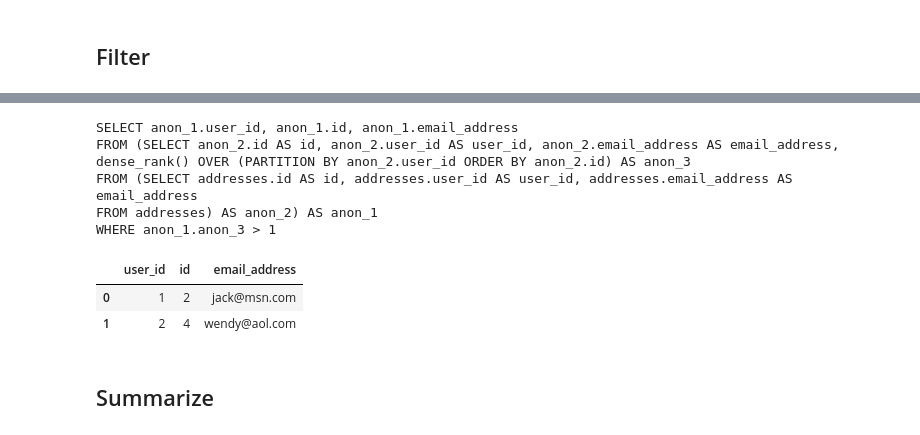
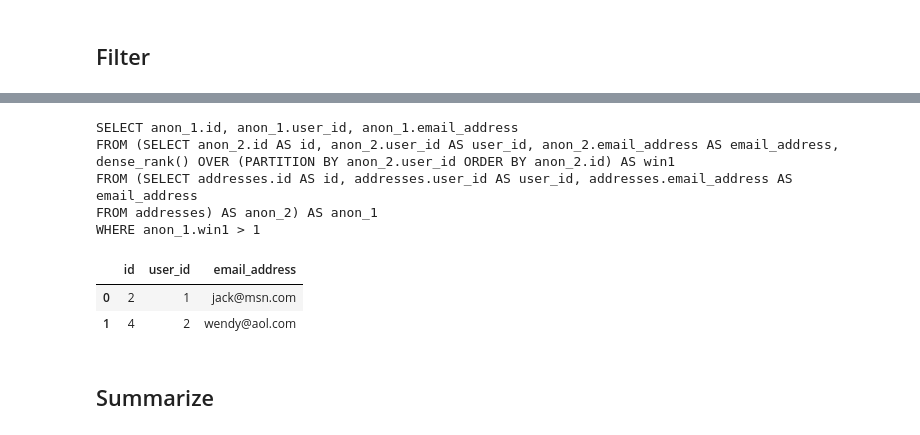
Before and after one commit to machow/siuba, a Jupyter notebook: examples/examples-postgres.ipynb, the cells around one changed output, grey strips where cells are left out. Saved outputs shown, nothing was run; the diff lists cells and outputs as text; code cells hidden in the pictures.

```diff
--- a/examples/examples-postgres.ipynb
+++ b/examples/examples-postgres.ipynb
@@ -141,21 +148,21 @@ WHERE anon_1.id > 1
 # %%
 q = (tbl_addresses
   >> group_by("user_id")
-  >> filter(_.id.dense_rank() > 1)
+  >> filter(dense_rank(_.id) > 1)
   >> show_query()
   >> collect()
   )
 
 q
 # %% [output]
-SELECT anon_1.user_id, anon_1.id, anon_1.email_address
-FROM (SELECT anon_2.id AS id, anon_2.user_id AS user_id, anon_2.email_address AS email_address, dense_rank() OVER (PARTITION BY anon_2.user_id ORDER BY anon_2.id) AS anon_3
+SELECT anon_1.id, anon_1.user_id, anon_1.email_address
+FROM (SELECT anon_2.id AS id, anon_2.user_id AS user_id, anon_2.email_address AS email_address, dense_rank() OVER (PARTITION BY anon_2.user_id ORDER BY anon_2.id) AS win1
 FROM (SELECT addresses.id AS id, addresses.user_id AS user_id, addresses.email_address AS email_address
 FROM addresses) AS anon_2) AS anon_1
-WHERE anon_1.anon_3 > 1
+WHERE anon_1.win1 > 1
-|  | user_id | id | email_address |
-| 0 | 1 | 2 | jack@msn.com |
-| 1 | 2 | 4 | wendy@aol.com |
+|  | id | user_id | email_address |
+| 0 | 2 | 1 | jack@msn.com |
+| 1 | 4 | 2 | wendy@aol.com |
 # %% [markdown]
 ## Summarize
 # %%
```
Also changed, not shown: parts of 13 cells of this notebook, 2 other files.
